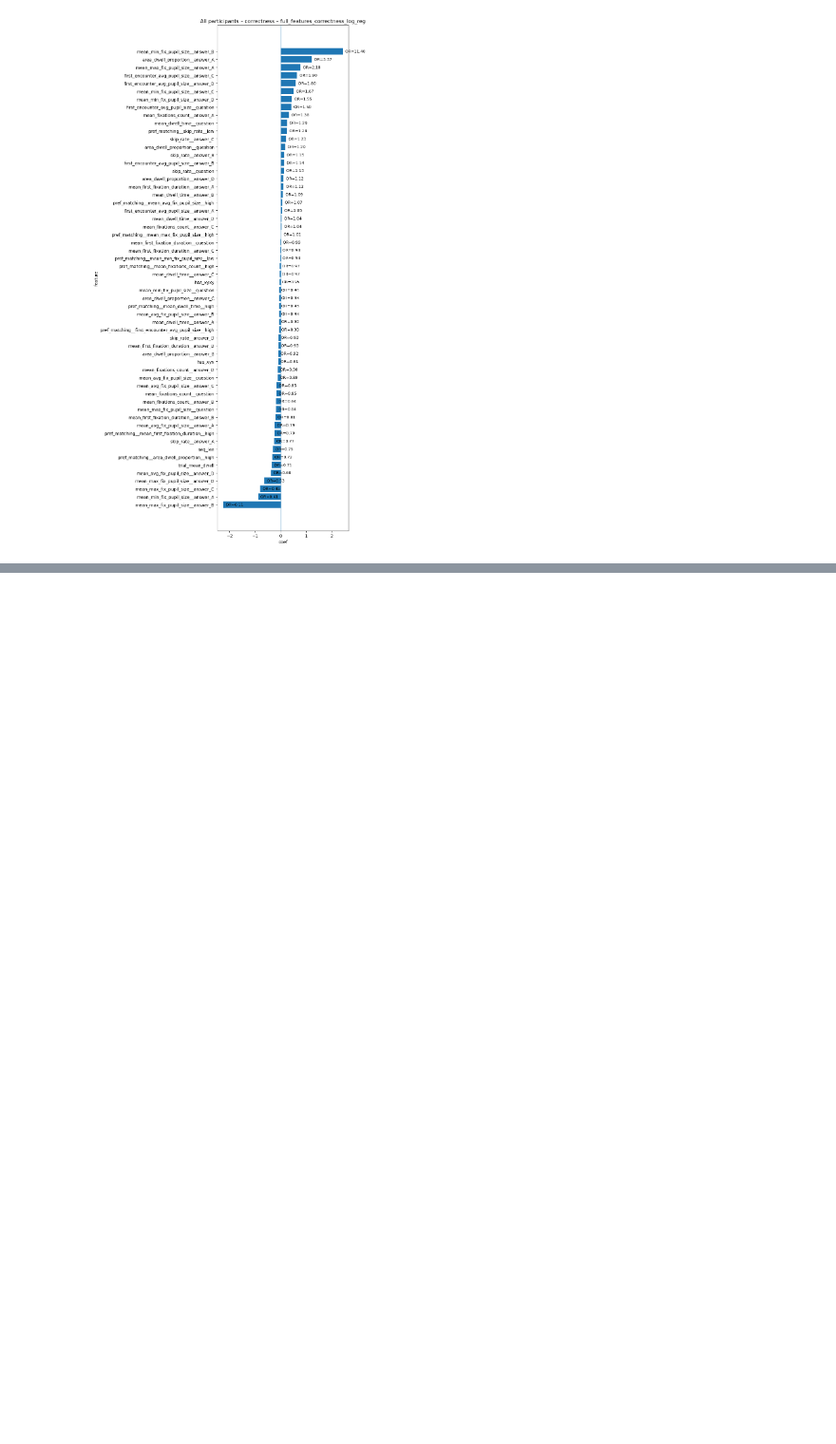
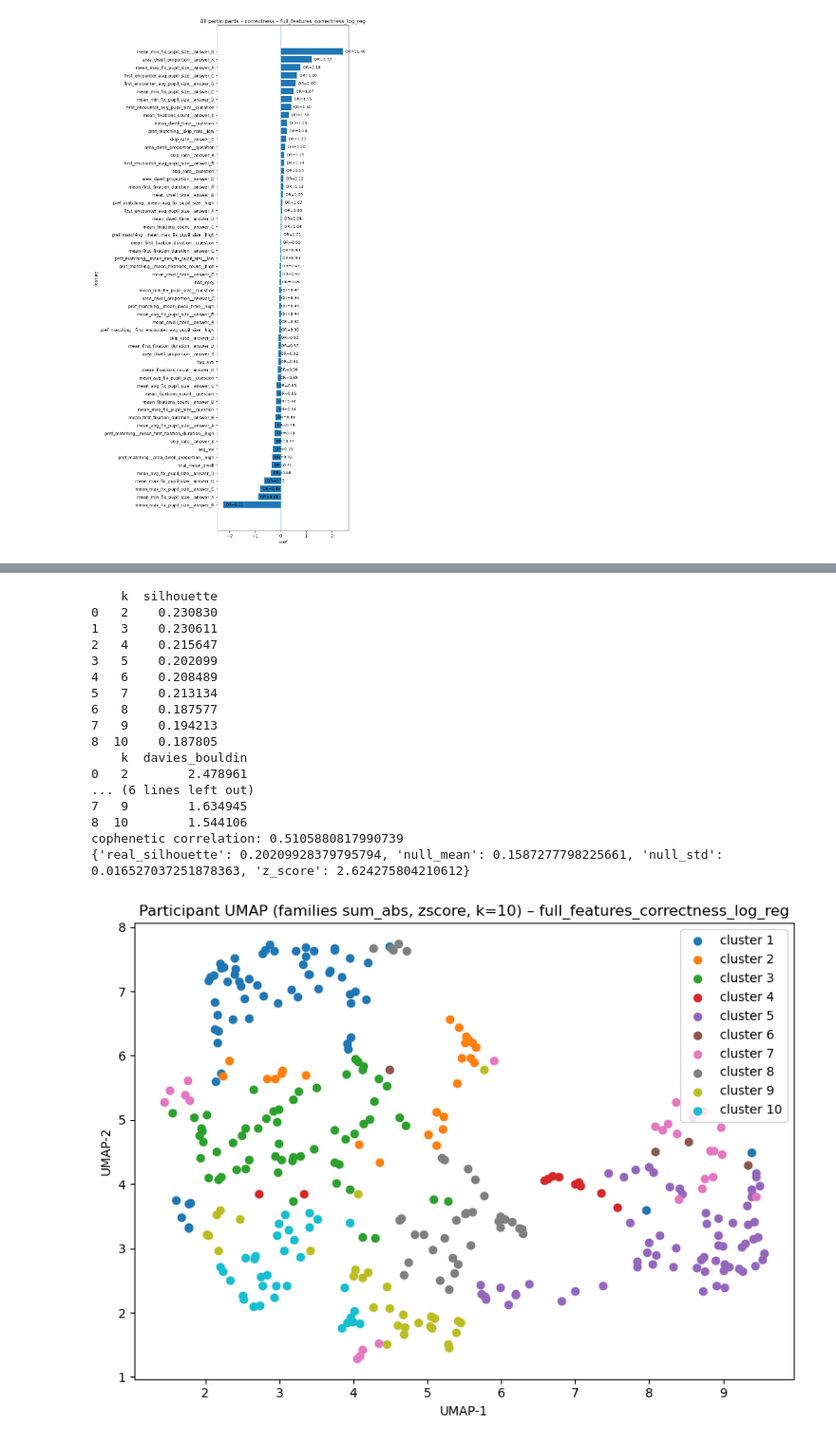
Before and after one commit to Mormorfor/QA_eyetracking, a Jupyter notebook: notebooks/answer_corr_prediction.ipynb, the cells around one changed output, grey strips where cells are left out. Shown at 95% size. Drawn from its saved outputs; the diff is of its cells as text; code cells hidden in the pictures; blank space fills up the shorter version.

```diff
--- a/notebooks/answer_corr_prediction.ipynb
+++ b/notebooks/answer_corr_prediction.ipynb
@@ -266,0 +297,80 @@ cophenetic correlation: 0.3341593268996665
+# %%
+# Participant similarity (family-aggregated coefficient vectors)
+fam_agg = "sum_abs"
+zscore_flag = True
+n_clusters = 10
+
+z_tag = "zscore" if zscore_flag else "noz"
+k_tag = f"k{n_clusters}"
+
+fam_inputs = build_participant_family_clustering_inputs(
+    results_by_pid=results_by_pid,
+    model_name=model_name,
+    coef_col="coef",
+    families=default_feature_families(),
+    family_agg=fam_agg,
+    zscore=zscore_flag,
+)
+
+# --- goodness checks
+run_cluster_goodness_suite(fam_inputs.coef_matrix_z, k_null=5)
+
+# --- clustering + plots
+D_fam = compute_distance_matrix(fam_inputs.coef_matrix_z, metric="cosine")
+
+clust_fam = hierarchical_cluster_participants(
+    D_fam,
+    linkage_method="average",
+    cut_mode="n_clusters",
+    n_clusters=n_clusters,
+)
+
+out_dir_fam = (
+    f"../reports/plots/participant_similarity/"
+    f"correctness/{model_name}/"
+    f"families_{fam_agg}_{z_tag}_{k_tag}"
+)
+
+os.makedirs(out_dir_fam, exist_ok=True)
+plot_participant_dendrogram(
+    clust_fam,
+    title=(
+        f"Participant dendrogram "
+        f"(families {fam_agg}, {z_tag}, k={n_clusters}) – {model_name}"
+    ),
+    save_path=os.path.join(out_dir_fam, "dendrogram.png"),
+)
+
+umap_xy_fam = compute_participant_umap(
+    fam_inputs.coef_matrix_z,
+    metric="cosine",
+)
+
+plot_participant_umap(
+    umap_xy_fam,
+    labels=clust_fam.labels,
+    title=(
+        f"Participant UMAP "
+        f"(families {fam_agg}, {z_tag}, k={n_clusters}) – {model_name}"
+    ),
+    save_path=os.path.join(out_dir_fam, "umap.png"),
+)
+# %% [output]
+    k  silhouette
+0   2    0.230830
+1   3    0.230611
+2   4    0.215647
+3   5    0.202099
+4   6    0.208489
+5   7    0.213134
+6   8    0.187577
+7   9    0.194213
+8  10    0.187805
+    k  davies_bouldin
+0   2        2.478961
+... (6 lines left out)
+7   9        1.634945
+8  10        1.544106
+cophenetic correlation: 0.5105880817990739
+{'real_silhouette': 0.20209928379795794, 'null_mean': 0.1587277798225661, 'null_std': 0.016527037251878363, 'z_score': 2.624275804210612}
+[figure, added]
```
Also changed, not shown: parts of 23 cells of this notebook, 43 other files.
